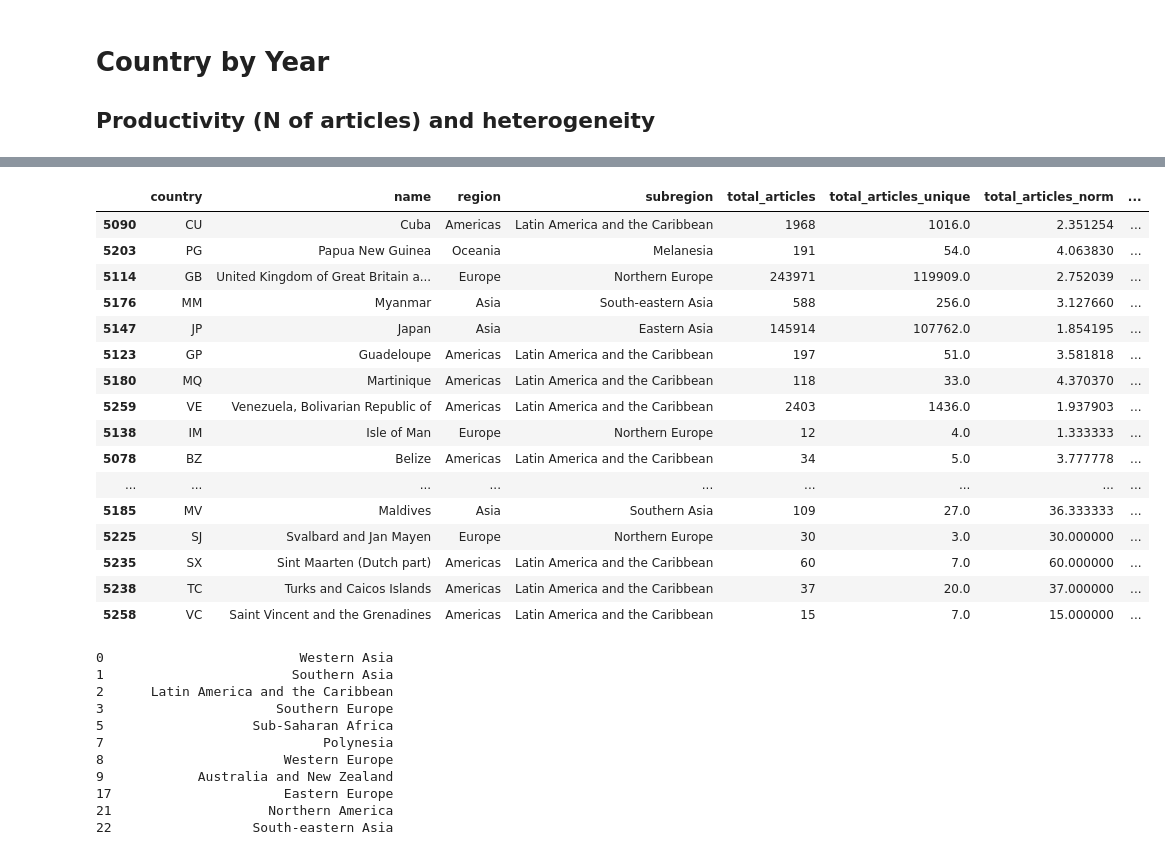
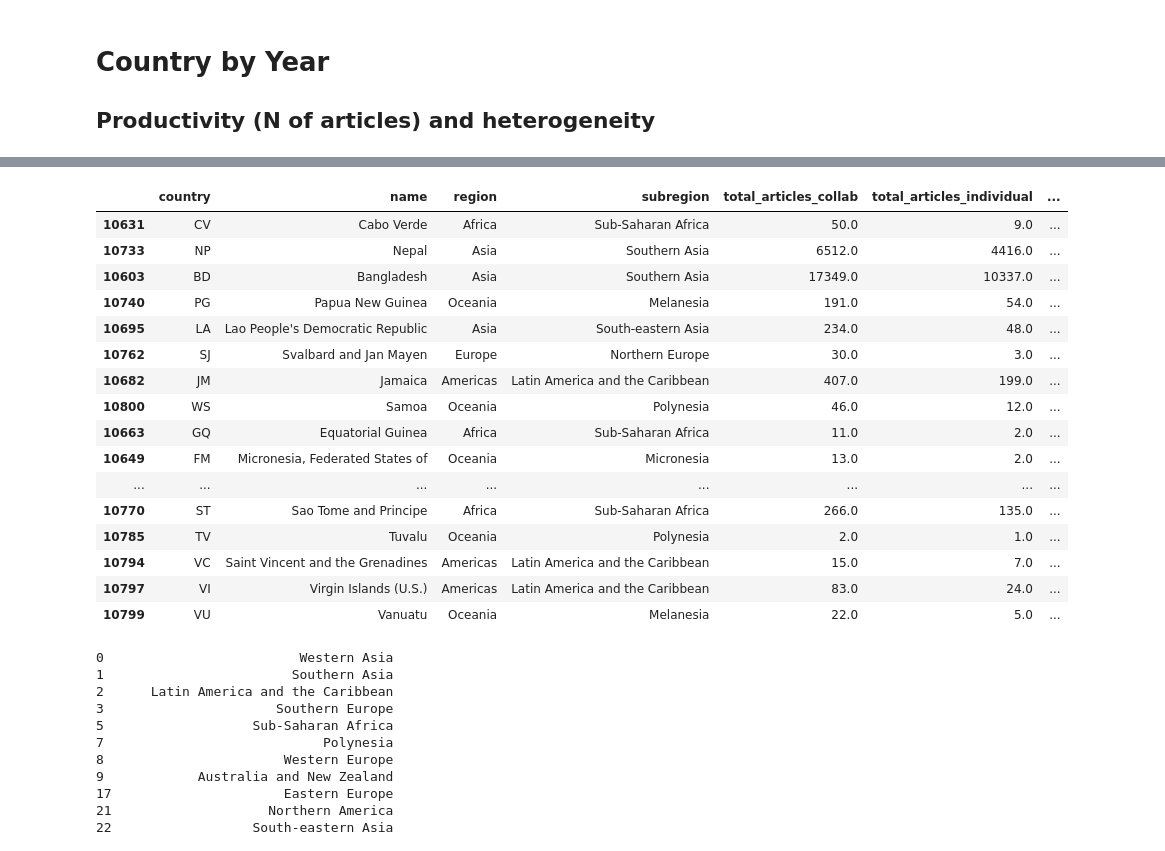
Before and after one commit to irivorobey/geoTopics, a Jupyter notebook: irina/cosine_yearly_analysis.ipynb, the cells around one changed output, grey strips where cells are left out. Cells and saved outputs as stored; diff of their text form; code cells hidden in the pictures.

```diff
--- a/Irina/cosine_yearly_analysis.ipynb
+++ b/irina/cosine_yearly_analysis.ipynb
@@ -29,40 +45,40 @@ df_country_stats_plot = (
     .rename(columns={"sub-region": "subregion"})
     .drop("alpha-2", axis=1)
     .assign(
-        total_articles_norm = lambda df: df.groupby("country")["total_articles"].transform(lambda x: x / x.iloc[0]),
-        total_articles_norm_unique = lambda df: df.groupby("country")["total_articles_unique"].transform(lambda x: x / x.iloc[0]),
-        log_total_articles_norm = lambda df: np.log(df.total_articles_norm),
-        log_total_articles_norm_unique = lambda df: np.log(df.total_articles_norm_unique),
-        gini_pct_change=lambda df: df.groupby("country")["gini"].transform(lambda x: x - x.iloc[0]),
-        gini_pct_change_unique=lambda df: df.groupby("country")["gini_unique"].transform(lambda x: x - x.iloc[0])
+        total_articles_norm_collab = lambda df: df.groupby("country")["total_articles_collab"].transform(lambda x: x / x.iloc[0]),
+        total_articles_norm_individual = lambda df: df.groupby("country")["total_articles_individual"].transform(lambda x: x / x.iloc[0]),
+        log_total_articles_norm_collab = lambda df: np.log(df.total_articles_norm_collab),
+        log_total_articles_norm_individual = lambda df: np.log(df.total_articles_norm_individual),
+        gini_pct_change_collab=lambda df: df.groupby("country")["gini_collab"].transform(lambda x: x - x.iloc[0]),
+        gini_pct_change_individual=lambda df: df.groupby("country")["gini_individual"].transform(lambda x: x - x.iloc[0])
     )
 )
 # %%
 (
     df_country_stats_plot
     .query(f"year == {end_year}")
-    [["country", "name", "region", "subregion", "total_articles", "total_articles_unique",
-      "total_articles_norm", "total_articles_norm_unique"]]
-    .sort_values(by="total_articles_norm_unique", ascending=False)
+    [["country", "name", "region", "subregion", "total_articles_collab", "total_articles_individual",
+      "total_articles_norm_collab", "total_articles_norm_individual"]]
+    .sort_values(by="total_articles_norm_individual", ascending=False)
 ).tail(30)
 # %% [output]
-|  | country | name | region | subregion | total_articles | total_articles_unique | total_articles_norm | ... |
-| 5090 | CU | Cuba | Americas | Latin America and the Caribbean | 1968 | 1016.0 | 2.351254 | ... |
-| 5203 | PG | Papua New Guinea | Oceania | Melanesia | 191 | 54.0 | 4.063830 | ... |
-| 5114 | GB | United Kingdom of Great Britain a... | Europe | Northern Europe | 243971 | 119909.0 | 2.752039 | ... |
-| 5176 | MM | Myanmar | Asia | South-eastern Asia | 588 | 256.0 | 3.127660 | ... |
-| 5147 | JP | Japan | Asia | Eastern Asia | 145914 | 107762.0 | 1.854195 | ... |
-| 5123 | GP | Guadeloupe | Americas | Latin America and the Caribbean | 197 | 51.0 | 3.581818 | ... |
-| 5180 | MQ | Martinique | Americas | Latin America and the Caribbean | 118 | 33.0 | 4.370370 | ... |
-| 5259 | VE | Venezuela, Bolivarian Republic of | Americas | Latin America and the Caribbean | 2403 | 1436.0 | 1.937903 | ... |
-| 5138 | IM | Isle of Man | Europe | Northern Europe | 12 | 4.0 | 1.333333 | ... |
-| 5078 | BZ | Belize | Americas | Latin America and the Caribbean | 34 | 5.0 | 3.777778 | ... |
-| ... | ... | ... | ... | ... | ... | ... | ... | ... |
-| 5185 | MV | Maldives | Asia | Southern Asia | 109 | 27.0 | 36.333333 | ... |
-| 5225 | SJ | Svalbard and Jan Mayen | Europe | Northern Europe | 30 | 3.0 | 30.000000 | ... |
-| 5235 | SX | Sint Maarten (Dutch part) | Americas | Latin America and the Caribbean | 60 | 7.0 | 60.000000 | ... |
-| 5238 | TC | Turks and Caicos Islands | Americas | Latin America and the Caribbean | 37 | 20.0 | 37.000000 | ... |
-| 5258 | VC | Saint Vincent and the Grenadines | Americas | Latin America and the Caribbean | 15 | 7.0 | 15.000000 | ... |
+|  | country | name | region | subregion | total_articles_collab | total_articles_individual | ... |
+| 10631 | CV | Cabo Verde | Africa | Sub-Saharan Africa | 50.0 | 9.0 | ... |
+| 10733 | NP | Nepal | Asia | Southern Asia | 6512.0 | 4416.0 | ... |
+| 10603 | BD | Bangladesh | Asia | Southern Asia | 17349.0 | 10337.0 | ... |
+| 10740 | PG | Papua New Guinea | Oceania | Melanesia | 191.0 | 54.0 | ... |
+| 10695 | LA | Lao People's Democratic Republic | Asia | South-eastern Asia | 234.0 | 48.0 | ... |
+| 10762 | SJ | Svalbard and Jan Mayen | Europe | Northern Europe | 30.0 | 3.0 | ... |
+| 10682 | JM | Jamaica | Americas | Latin America and the Caribbean | 407.0 | 199.0 | ... |
+| 10800 | WS | Samoa | Oceania | Polynesia | 46.0 | 12.0 | ... |
+| 10663 | GQ | Equatorial Guinea | Africa | Sub-Saharan Africa | 11.0 | 2.0 | ... |
+| 10649 | FM | Micronesia, Federated States of | Oceania | Micronesia | 13.0 | 2.0 | ... |
+| ... | ... | ... | ... | ... | ... | ... | ... |
+| 10770 | ST | Sao Tome and Principe | Africa | Sub-Saharan Africa | 266.0 | 135.0 | ... |
+| 10785 | TV | Tuvalu | Oceania | Polynesia | 2.0 | 1.0 | ... |
+| 10794 | VC | Saint Vincent and the Grenadines | Americas | Latin America and the Caribbean | 15.0 | 7.0 | ... |
+| 10797 | VI | Virgin Islands (U.S.) | Americas | Latin America and the Caribbean | 83.0 | 24.0 | ... |
+| 10799 | VU | Vanuatu | Oceania | Melanesia | 22.0 | 5.0 | ... |
 # %%
 px.bar(
     df_country_stats_plot.query(f"year == {end_year}"),
```
Also changed, not shown: parts of 7 cells of this notebook, 11 other files.
